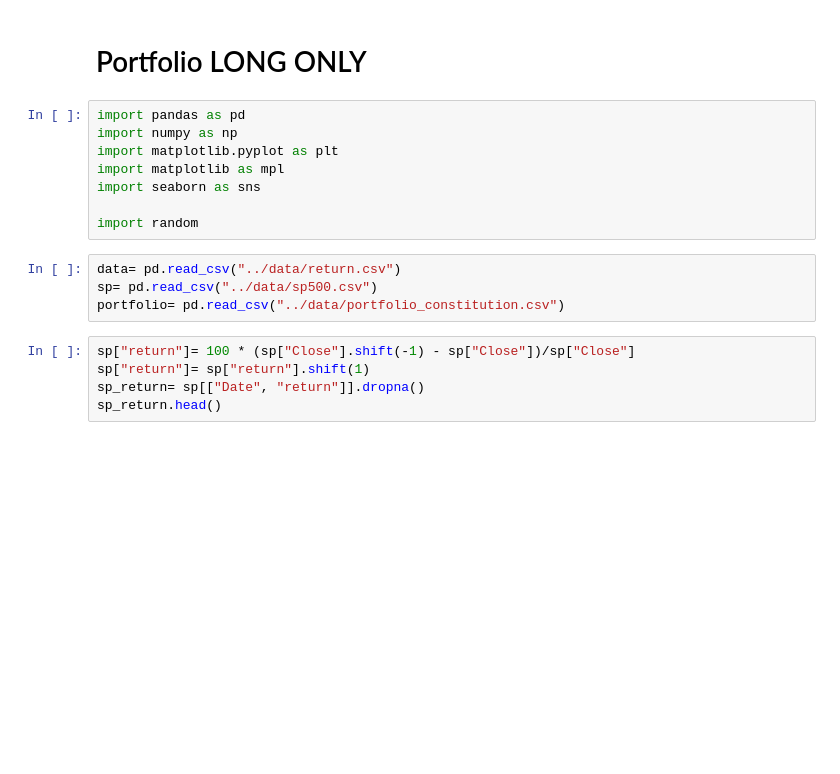
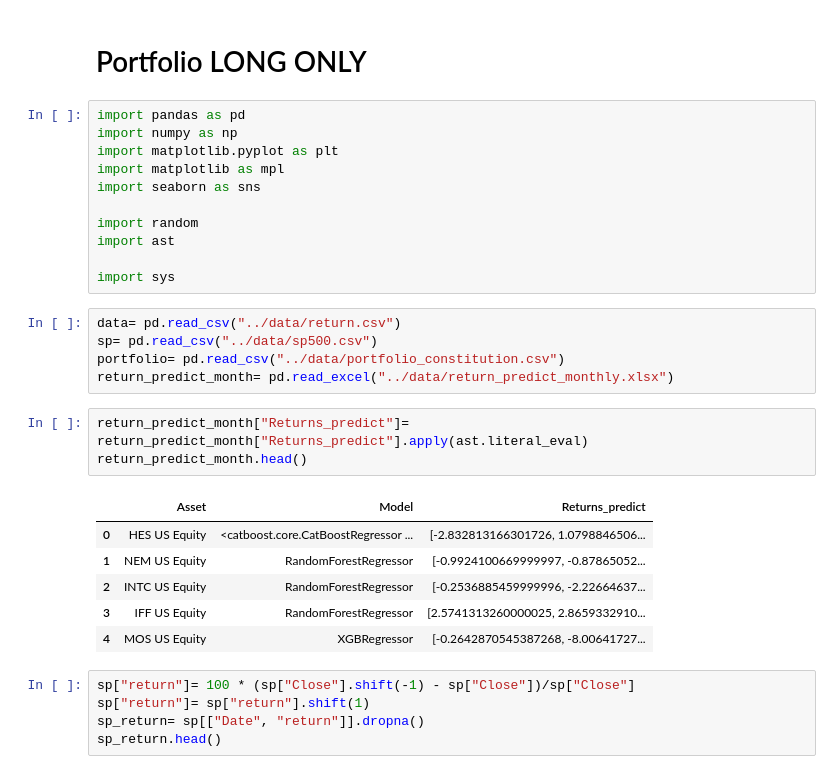
Before and after one commit to gerileka/machine_learning_portfolio, a Jupyter notebook: src/portfolio_long_creation.ipynb, the cells around one changed output. Saved outputs shown, nothing was run; the diff lists cells and outputs as text; blank space fills up the shorter version.

```diff
--- a/src/portfolio_long_creation.ipynb
+++ b/src/portfolio_long_creation.ipynb
@@ -8,10 +8,24 @@ import matplotlib as mpl
 import seaborn as sns
 
 import random
+import ast
+
+import sys
 # %%
 data= pd.read_csv("../data/return.csv")
 sp= pd.read_csv("../data/sp500.csv")
 portfolio= pd.read_csv("../data/portfolio_constitution.csv")
+return_predict_month= pd.read_excel("../data/return_predict_monthly.xlsx")
+# %%
+return_predict_month["Returns_predict"]= return_predict_month["Returns_predict"].apply(ast.literal_eval)
+return_predict_month.head()
+# %% [output]
+|  | Asset | Model | Returns_predict |
+| 0 | HES US Equity | <catboost.core.CatBoostRegressor ... | [-2.832813166301726, 1.0798846506... |
+| 1 | NEM US Equity | RandomForestRegressor | [-0.9924100669999997, -0.87865052... |
+| 2 | INTC US Equity | RandomForestRegressor | [-0.2536885459999996, -2.22664637... |
+| 3 | IFF US Equity | RandomForestRegressor | [2.5741313260000025, 2.8659332910... |
+| 4 | MOS US Equity | XGBRegressor | [-0.2642870545387268, -8.00641727... |
 # %%
 sp["return"]= 100 * (sp["Close"].shift(-1) - sp["Close"])/sp["Close"]
 sp["return"]= sp["return"].shift(1)
```
Also changed, not shown: parts of 23 cells of this notebook, 5 other files.
